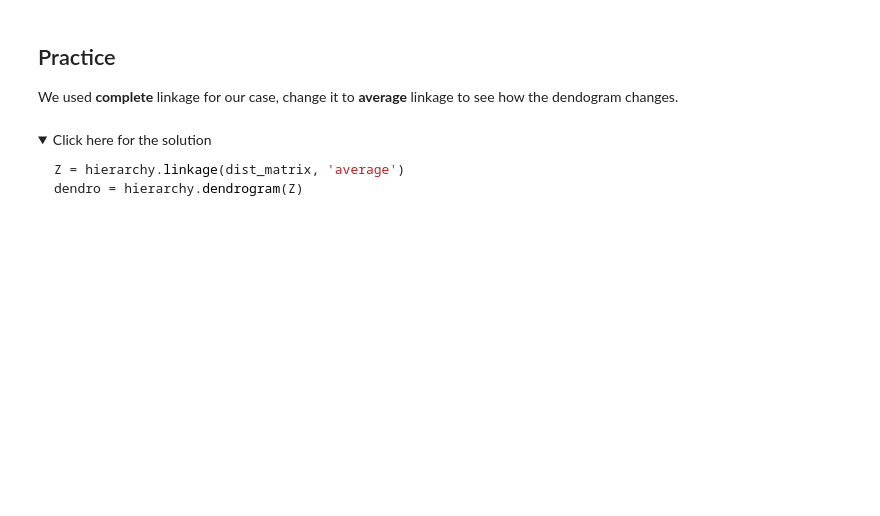
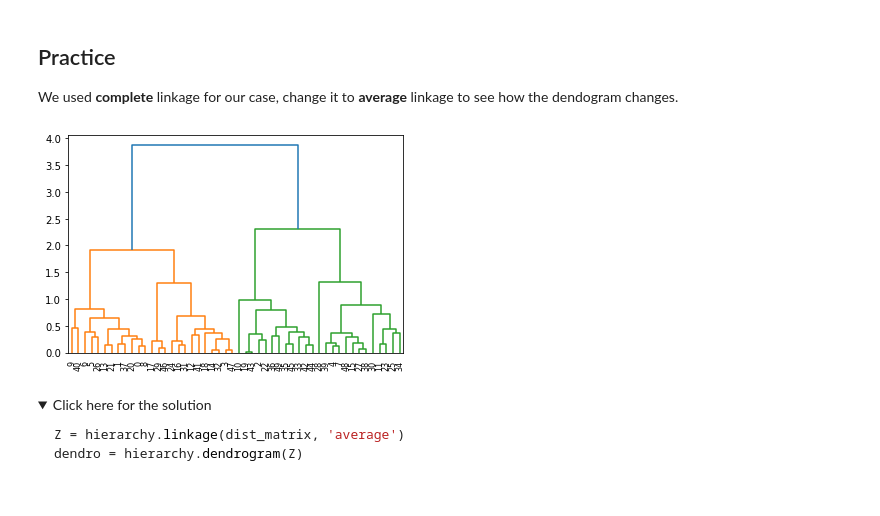
Before and after one commit to honzapetr/IBM-Data-Science-Professional-Certificate, a Jupyter notebook: Machine Learning with Python/ML0101EN-Clus-Hierarchical-Cars.ipynb, the cells around one changed output. Cells and saved outputs as stored; diff of their text form; code cells hidden in the pictures; folded sections open; blank space fills up the shorter version.

```diff
--- a/Machine Learning with Python/ML0101EN-Clus-Hierarchical-Cars.ipynb
+++ b/Machine Learning with Python/ML0101EN-Clus-Hierarchical-Cars.ipynb
@@ -185,6 +185,11 @@ dendro = hierarchy.dendrogram(Z)
 We used **complete** linkage for our case, change it to **average** linkage to see how the dendogram changes.
 # %%
 # write your code here
+
+Y = hierarchy.linkage(dist_matrix, 'average')
+dendro = hierarchy.dendrogram(Y)
+# %% [output]
+[figure, added]
 # %% [markdown]
 <details><summary>Click here for the solution</summary>
 
```
Also changed, not shown: parts of 22 cells of this notebook, 7 other files.
